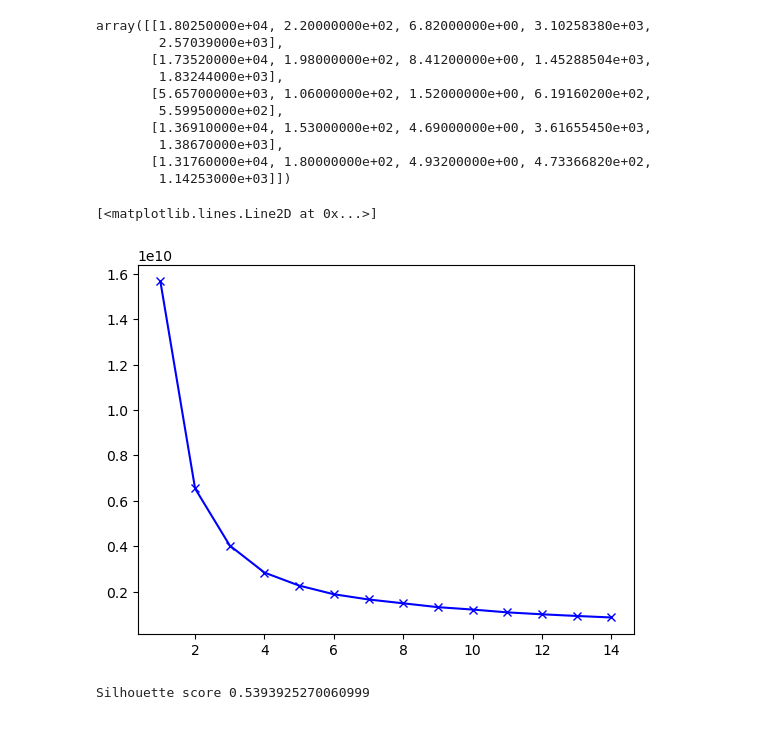
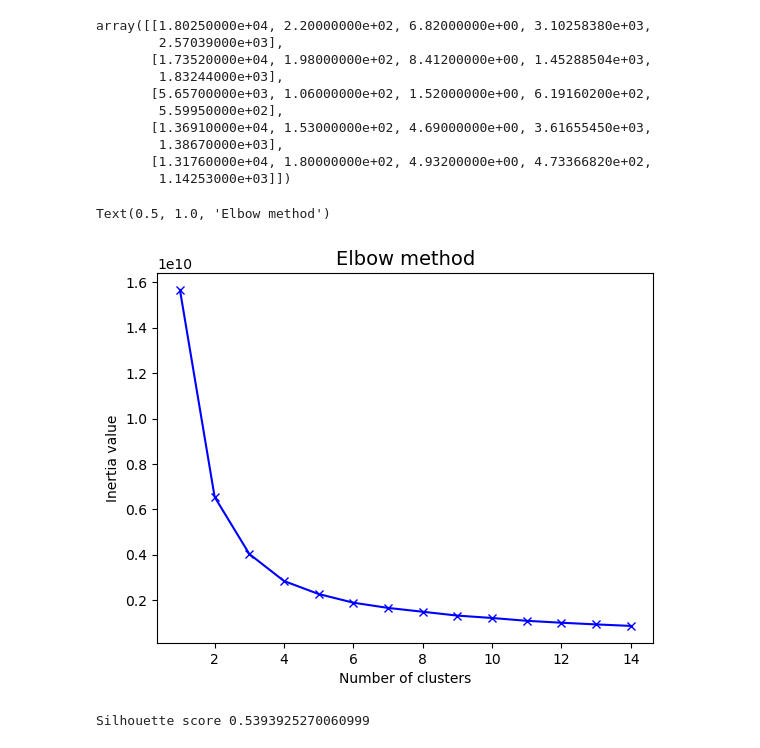
Before and after one commit to trungmai-saritasa/Datathon, a Jupyter notebook: lr.ipynb, the cells around one changed output. Cells and saved outputs as stored; diff of their text form; code cells hidden in the pictures.

```diff
--- a/lr.ipynb
+++ b/lr.ipynb
@@ -47,11 +47,14 @@ for k in K:
   k_mean = KMeans(n_clusters=k)
   k_mean.fit(new_df)
   sum_distances.append(k_mean.inertia_)
-# %%
-plt.plot(K, sum_distances, 'bx-')
-# %% [output]
-[<matplotlib.lines.Line2D at 0x...>]
-[figure, removed]
+# %%
+plt.plot(K, sum_distances, 'bx-')
+plt.xlabel("Number of clusters")
+plt.ylabel("Inertia value")
+plt.title("Elbow method", fontsize=14)
+# %% [output]
+Text(0.5, 1.0, 'Elbow method')
+[figure, added]
 # %%
 k_mean_2 = KMeans(n_clusters=2)
 model = k_mean_2.fit(new_df)
```
Also changed, not shown: parts of 4 cells of this notebook, 1 other file.
